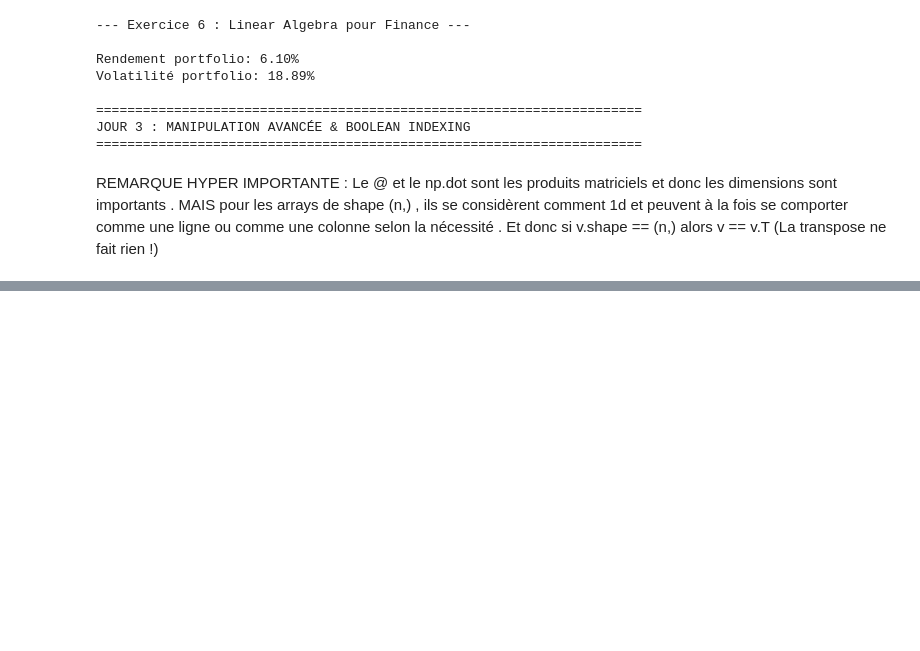
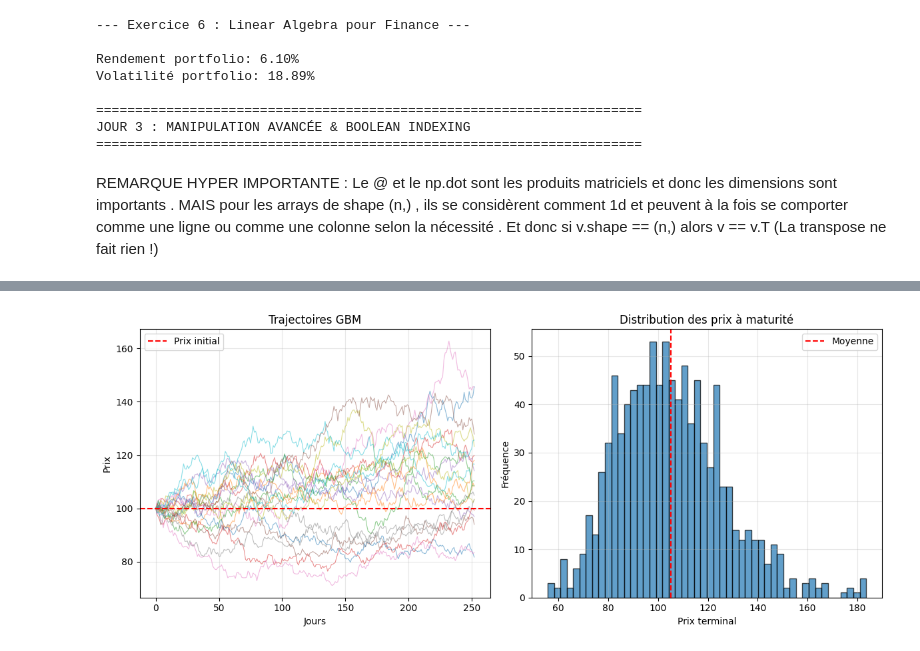
Before and after one commit to Mohamed-Baba/quant-bootcamp, a Jupyter notebook: numpy.ipynb, the cells around one changed output, grey strips where cells are left out. Cells and saved outputs as stored; diff of their text form; code cells hidden in the pictures; blank space fills up the shorter version.

```diff
--- a/numpy.ipynb
+++ b/numpy.ipynb
@@ -556,0 +646,77 @@ plt.show()
+# %%
+# ============================================================================
+# EXERCICE 11 : Simulation de trajectoires (GBM)
+# ============================================================================
+print("\n--- Exercice 11 : Geometric Brownian Motion ---")
+
+# Paramètres
+S0 = 100        # Prix initial
+mu = 0.05       # Drift (rendement annuel)
+sigma = 0.20    # Volatilité annuelle
+T = 1.0         # Horizon (1 an)
+n_steps = 252   # Nombre de pas (jours de trading)
+n_sims = 1000   # Nombre de simulations
+
+dt = T / n_steps
+np.random.seed(42)
+
+# TODO: Simule n_sims trajectoires de prix
+# Formule: S_{t+dt} = S_t * exp((mu - 0.5*sigma^2)*dt + sigma*sqrt(dt)*Z)
+# Où Z ~ N(0,1)
+
+# Méthode 1 : Boucle (pour comprendre)
+paths = np.zeros((n_steps + 1, n_sims))
+paths[0] = S0
+
+for t in range(1, n_steps + 1):
+    Z = np.random.randn(n_sims)
+    paths[t] = paths[t-1] * np.exp((mu - 0.5*sigma**2)*dt + sigma*np.sqrt(dt)*Z)
+
+# TODO: Calcule le prix moyen à maturité
+mean_terminal_price = np.mean(paths[-1])
+
+# TODO: Calcule l'intervalle de confiance à 95%
+conf_interval = np.percentile(paths[-1] , [2.5 , 97.5] )  # Astuce: percentiles 2.5% et 97.5%
+
+# Test percentile :
+print("début test" + "="*70)
+tab_test = np.array([[1,2,3,4],[5,6,7,8]])
+conf_interval_test_1 = np.percentile(tab_test , [2.5 , 97.5])
+print(conf_interval_test_1)
+conf_interval_test_2 = np.percentile(tab_test , [0 , 97.5] , axis = 1)
+print(conf_interval_test_2)
+conf_interval_test_3 = np.percentile(tab_test , [0 , 97.5] , axis = 0)
+print(conf_interval_test_3)
+print("fin test" + "="*70)
+
+print(f"\n*** RÉSULTATS SIMULATION ***")
+print(f"Prix moyen à T={T}: {mean_terminal_price:.2f}")
+print(f"Intervalle 95%: [{conf_interval[0]:.2f}, {conf_interval[1]:.2f}]")
+print(f"Prix théorique: {S0 * np.exp(mu * T):.2f}")
+
+# Visualisation
+plt.figure(figsize=(12, 5))
+
+plt.subplot(1, 2, 1)
+plt.plot(paths[:, :20], alpha=0.5, linewidth=0.8)  # 20 premières trajectoires
+plt.axhline(S0, color='red', linestyle='--', label='Prix initial')
+plt.xlabel('Jours')
+plt.ylabel('Prix')
+plt.title('Trajectoires GBM')
+plt.legend()
+plt.grid(alpha=0.3)
+
+plt.subplot(1, 2, 2)
+plt.hist(paths[-1], bins=50, alpha=0.7, edgecolor='black')
+plt.axvline(mean_terminal_price, color='red', linestyle='--', label='Moyenne')
+plt.xlabel('Prix terminal')
+plt.ylabel('Fréquence')
+plt.title('Distribution des prix à maturité')
+plt.legend()
+plt.grid(alpha=0.3)
+
+plt.tight_layout()
+#plt.savefig('gbm_simulation.png', dpi=150)
+#print("\nGraphique sauvegardé: gbm_simulation.png")
+plt.show()
+# %% [output]
@@ -557,3 +736,4 @@ plt.show()
+[figure, added]
 # %%
 # ============================================================================
 # EXERCICE 12 : Pricing d'options par Monte Carlo
```
Also changed, not shown: parts of 13 cells of this notebook, 1 other file.
